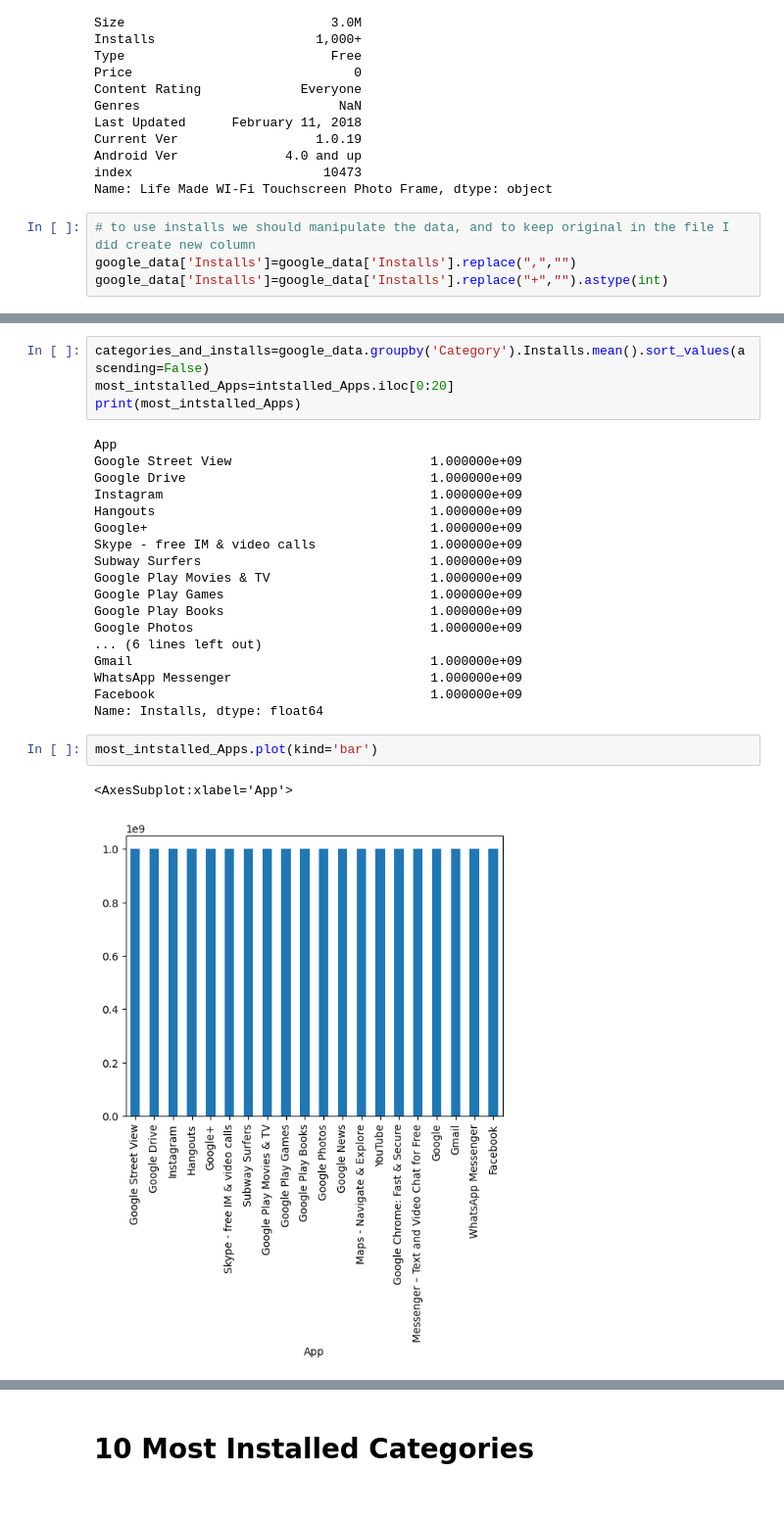
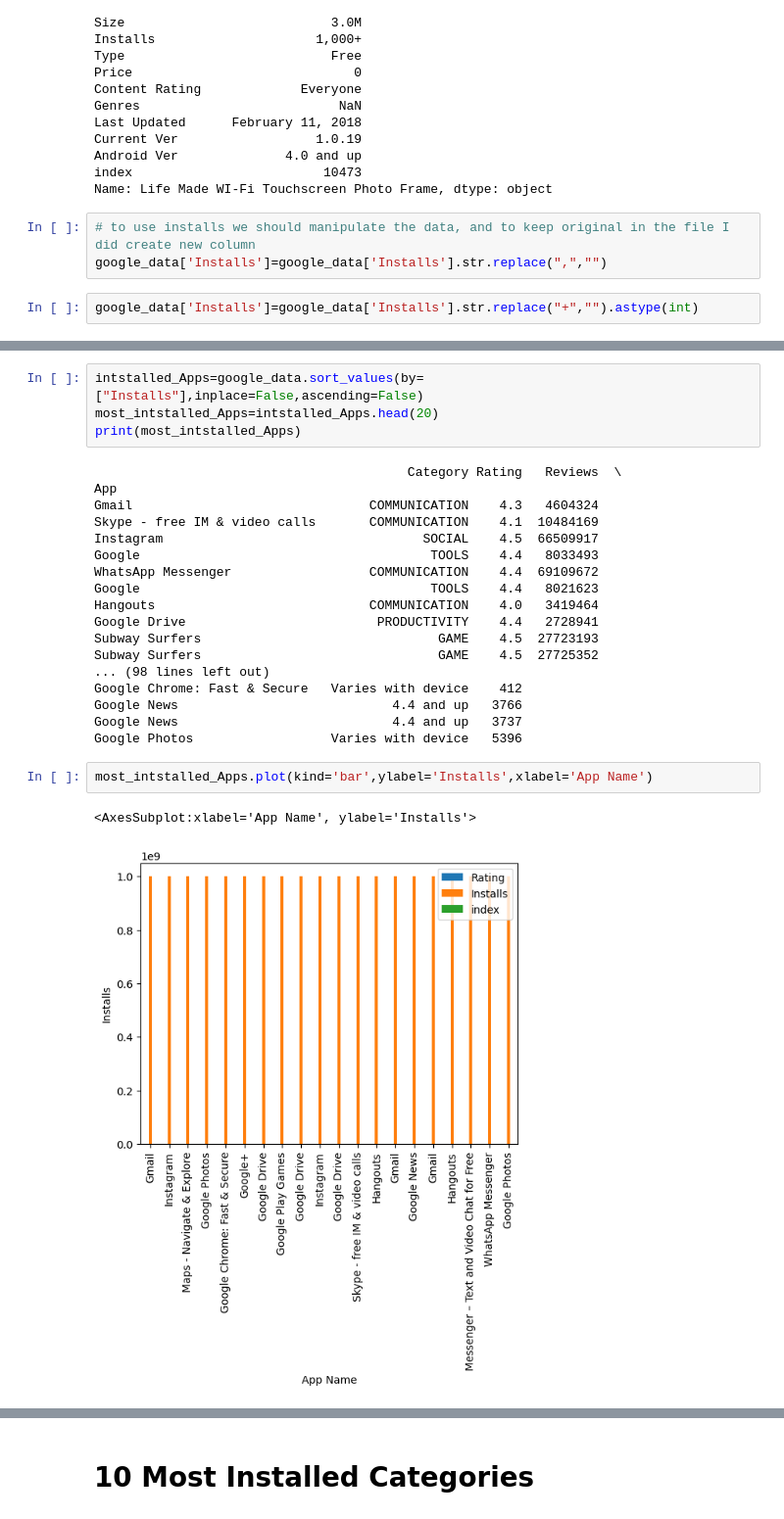
Before and after one commit to yuceltan/dataManupulation, a Jupyter notebook: Su_Mine/google_playstore_dataManipulation_Mine.ipynb, the cells around one changed output, grey strips where cells are left out. Shown: that part at 98% size. Drawn from its saved outputs; the diff is of its cells as text.

Commit message:
comparisons for most prevalent categories

```diff
--- a/Su_Mine/google_playstore_dataManipulation_Mine.ipynb
+++ b/Su_Mine/google_playstore_dataManipulation_Mine.ipynb
@@ -74,5 +75,6 @@ index                         10473
 Name: Life Made WI-Fi Touchscreen Photo Frame, dtype: object
 # %%
 # to use installs we should manipulate the data, and to keep original in the file I did create new column
-google_data['Installs']=google_data['Installs'].replace(",","")
-google_data['Installs']=google_data['Installs'].replace("+","").astype(int)
+google_data['Installs']=google_data['Installs'].str.replace(",","")
+# %%
+google_data['Installs']=google_data['Installs'].str.replace("+","").astype(int)
@@ -81,27 +93,27 @@ google_data['Installs']=google_data['Installs'].replace("+","").astype(int)
 # %%
-categories_and_installs=google_data.groupby('Category').Installs.mean().sort_values(ascending=False)
-most_intstalled_Apps=intstalled_Apps.iloc[0:20]
+intstalled_Apps=google_data.sort_values(by=["Installs"],inplace=False,ascending=False)
+most_intstalled_Apps=intstalled_Apps.head(20)
 print(most_intstalled_Apps)
 # %% [output]
+                                         Category Rating   Reviews  \
 App
-Google Street View                          1.000000e+09
-Google Drive                                1.000000e+09
-Instagram                                   1.000000e+09
-Hangouts                                    1.000000e+09
-Google+                                     1.000000e+09
-Skype - free IM & video calls               1.000000e+09
-Subway Surfers                              1.000000e+09
-Google Play Movies & TV                     1.000000e+09
-Google Play Games                           1.000000e+09
-Google Play Books                           1.000000e+09
-Google Photos                               1.000000e+09
-... (6 lines left out)
-Gmail                                       1.000000e+09
-WhatsApp Messenger                          1.000000e+09
-Facebook                                    1.000000e+09
-Name: Installs, dtype: float64
+Gmail                               COMMUNICATION    4.3   4604324
+Skype - free IM & video calls       COMMUNICATION    4.1  10484169
+Instagram                                  SOCIAL    4.5  66509917
+Google                                      TOOLS    4.4   8033493
+WhatsApp Messenger                  COMMUNICATION    4.4  69109672
+Google                                      TOOLS    4.4   8021623
+Hangouts                            COMMUNICATION    4.0   3419464
+Google Drive                         PRODUCTIVITY    4.4   2728941
+Subway Surfers                               GAME    4.5  27723193
+Subway Surfers                               GAME    4.5  27725352
+... (98 lines left out)
+Google Chrome: Fast & Secure   Varies with device    412
+Google News                            4.4 and up   3766
+Google News                            4.4 and up   3737
+Google Photos                  Varies with device   5396
 # %%
-most_intstalled_Apps.plot(kind='bar')
+most_intstalled_Apps.plot(kind='bar',ylabel='Installs',xlabel='App Name')
 # %% [output]
-<AxesSubplot:xlabel='App'>
+<AxesSubplot:xlabel='App Name', ylabel='Installs'>
-[figure, old version]
+[figure, new version]
```
Also changed, not shown: parts of 15 cells of this notebook.
